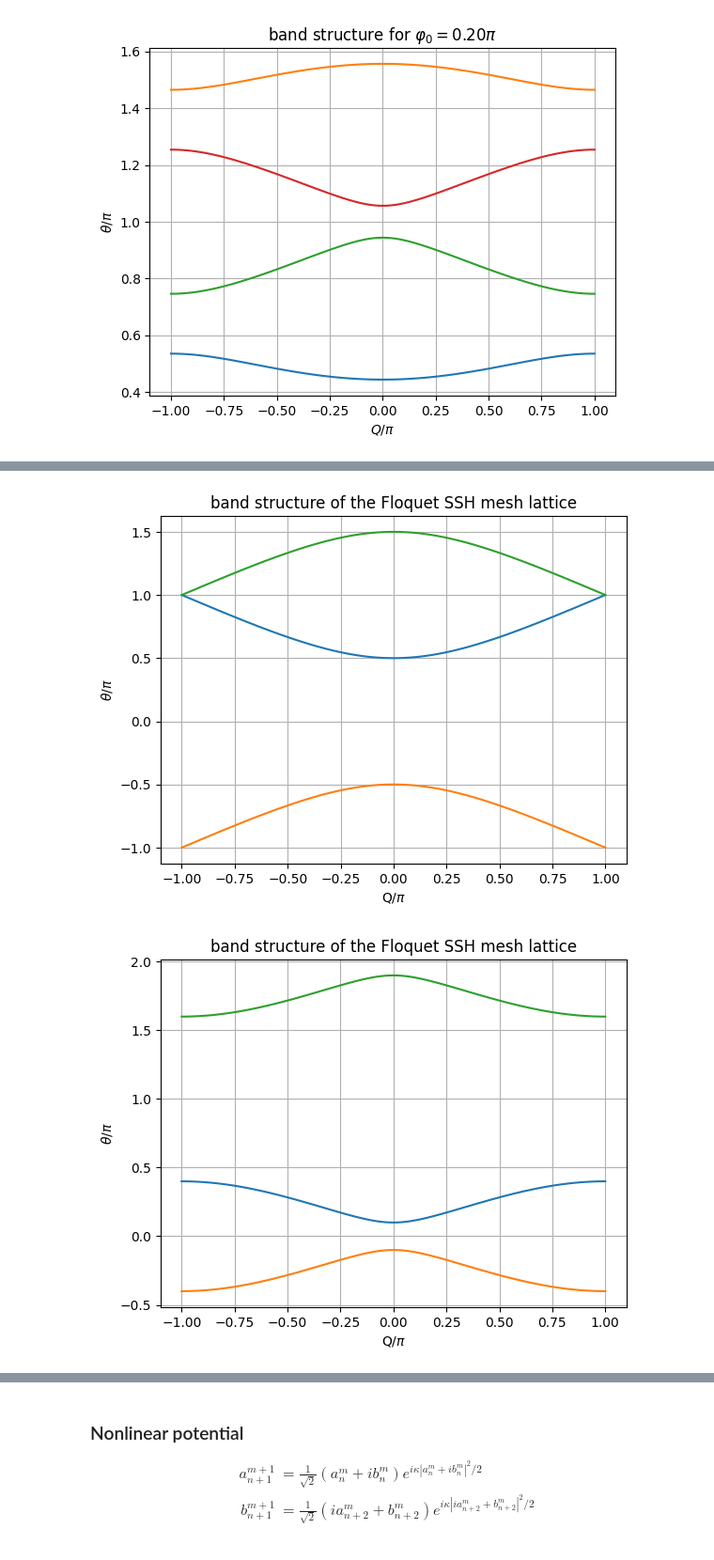
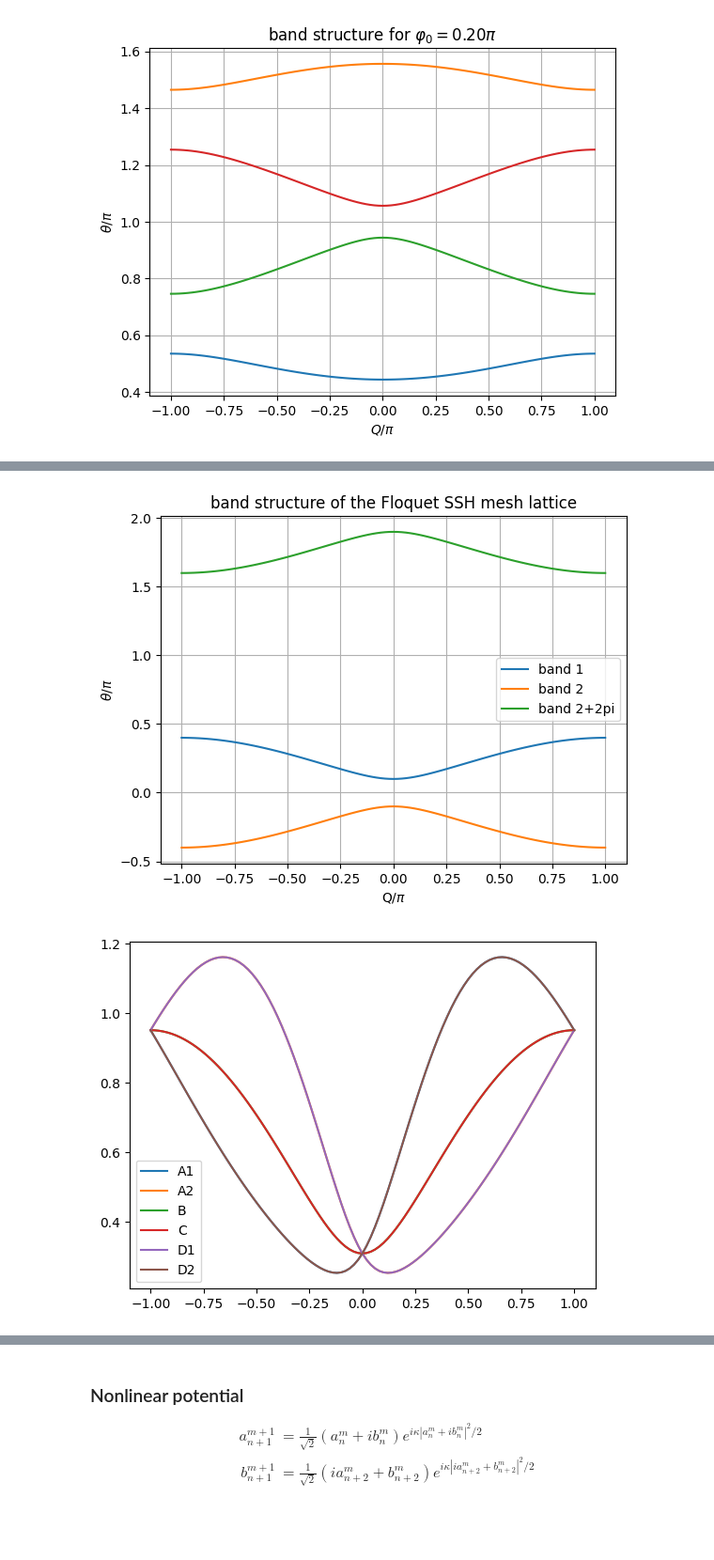
Before and after one commit to nlphotonics/light_walk_in_two_loops, a Jupyter notebook: two_loop_light_walk.ipynb, the cells around one changed output, grey strips where cells are left out. Shown at 94% size. Saved outputs shown, nothing was run; the diff lists cells and outputs as text; code cells hidden in the pictures; blank space fills up the shorter version.

```diff
--- a/two_loop_light_walk.ipynb
+++ b/two_loop_light_walk.ipynb
@@ -174,26 +174,48 @@ $$\theta = \pm \cos^{-1}( \cos(\beta_o)\cos(\beta_e)\cos(Q) -\sin(\beta_o)\sin(\
 # %%
 # draw the band structure
 import numpy as np
 import matplotlib.pyplot as plt
-array_bo = [0.25*np.pi, 0.25*np.pi]
-array_be = [0.25*np.pi, -0.35*np.pi]
+array_bo = [ 0.25*np.pi, 0.25*np.pi]
+array_be = [ -0.35*np.pi, 0.15*np.pi]
+# _solve_blochstates = 1
 
 q = np.linspace(-1*np.pi,np.pi,num=101)
 for bo,be in zip(array_bo,array_be):
     th1 = np.arccos( np.round(np.cos(bo)*np.cos(be)*np.cos(q)-np.sin(bo)*np.sin(be),6) )
     th2 = -1*th1 #+ 2*np.pi
     th2_2 = -1*th1 + 2*np.pi
 
     plt.figure()
-    plt.plot(q/np.pi, th1/np.pi)
-    plt.plot(q/np.pi, th2/np.pi)
-    plt.plot(q/np.pi, th2_2/np.pi)
+    plt.plot(q/np.pi, th1/np.pi,label="band 1")
+    plt.plot(q/np.pi, th2/np.pi,label="band 2")
+    plt.plot(q/np.pi, th2_2/np.pi,label="band 2+2pi")
     plt.xlabel(r"Q/$\pi$")
     plt.ylabel(r"$\theta$/$\pi$")
     plt.title("band structure of the Floquet SSH mesh lattice")
+    plt.legend()
     plt.grid(True)
 
+    plt.figure()  # check ABCD is non-zero
+    A1 = np.cos(be)*np.cos(bo)*np.exp(-1j*q)-np.sin(be)*np.sin(bo)-np.exp(1j*th1)
+    A2 = np.cos(be)*np.cos(bo)*np.exp(-1j*q)-np.sin(be)*np.sin(bo)-np.exp(1j*th2)
+    B = 1j*np.cos(be)*np.sin(bo)*np.exp(-1j*q)+1j*np.sin(be)*np.cos(bo)
+    C = 1j*np.cos(be)*np.sin(bo)*np.exp(1j*q)+1j*np.sin(be)*np.cos(bo)
+    D1 = np.cos(be)*np.cos(bo)*np.exp(1j*q)-np.sin(be)*np.sin(bo)-np.exp(1j*th1)
+    D2 = np.cos(be)*np.cos(bo)*np.exp(1j*q)-np.sin(be)*np.sin(bo)-np.exp(1j*th2)
+    plt.plot(q/np.pi,abs(A1),label="A1")
+    plt.plot(q/np.pi,abs(A2),label="A2")
+    plt.plot(q/np.pi,abs(B),label="B")
+    plt.plot(q/np.pi,abs(C),label="C")
+    plt.plot(q/np.pi,abs(D1),label="D1")
+    plt.plot(q/np.pi,abs(D2),label="D2")
+    plt.legend()
+
+    # if _solve_blochstates == True:
+    #     blochstate1 = np.array([1, -A1/B])
+    #     blochstate2 = np.array([1, -A2/B])
+
+
 plt.show()
 # %% [output]
-[figure, old version]
+[figure, new version]
-[figure, old version]
+[figure, new version]
```
Also changed, not shown: parts of 2 cells of this notebook.
